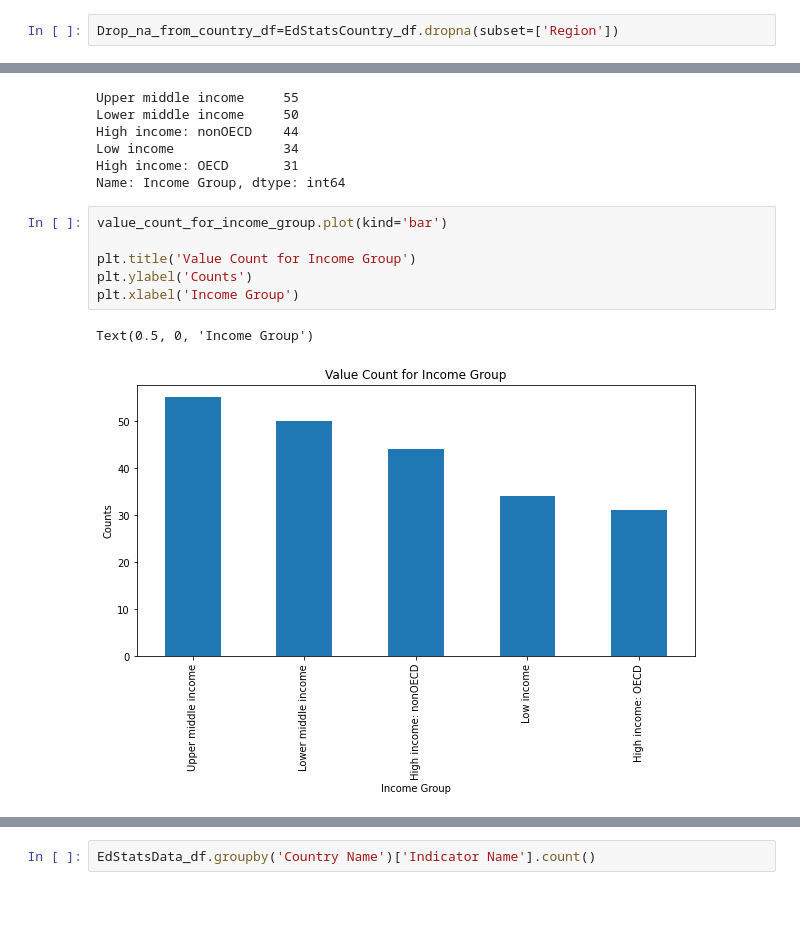
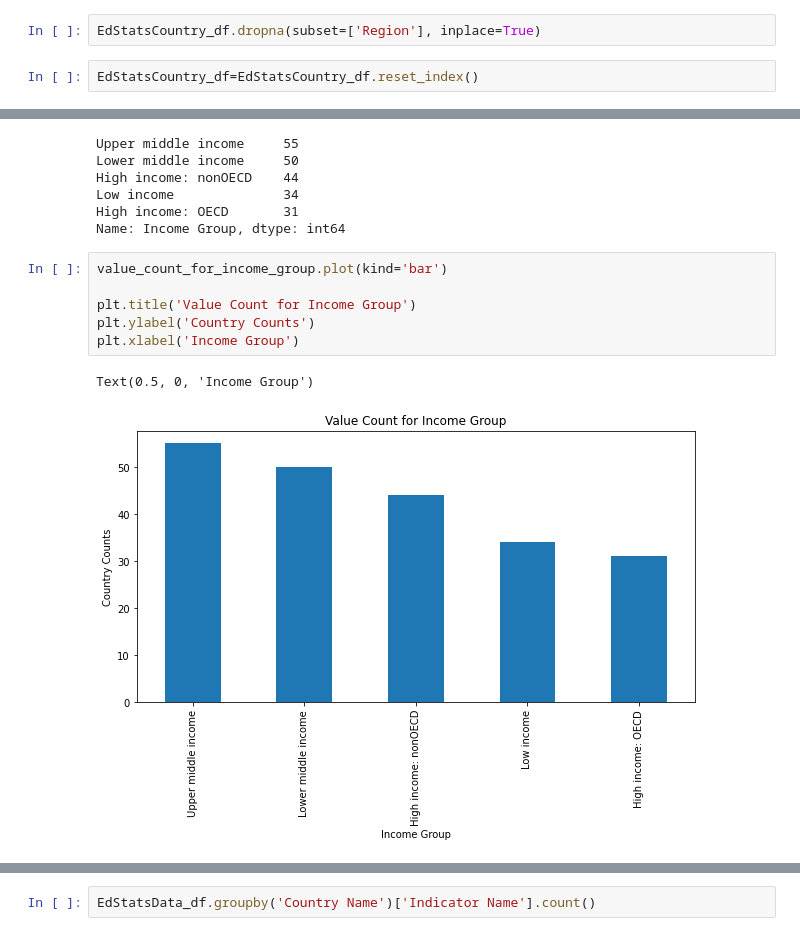
Before and after one commit to TheAIFellow/World_Bank_Education_Stats, a Jupyter notebook: Dilavar_Singh_Team_7_Capstone_Project.ipynb, the cells around one changed output, grey strips where cells are left out. Saved outputs shown, nothing was run; the diff lists cells and outputs as text; blank space fills up the shorter version.

```diff
--- a/Dilavar_Singh_Team_7_Capstone_Project.ipynb
+++ b/Dilavar_Singh_Team_7_Capstone_Project.ipynb
@@ -79,4 +130,6 @@ EdStatsCountry_df.head(1)
 |  | Country Code | Short Name | Table Name | Long Name | 2-alpha code | Currency Unit | Special Notes | Region | ... |
 | 0 | ABW | Aruba | Aruba | Aruba | AW | Aruban florin | SNA data for 2000-2011 are update... | Latin America & Caribbean | ... |
 # %%
-Drop_na_from_country_df=EdStatsCountry_df.dropna(subset=['Region'])
+EdStatsCountry_df.dropna(subset=['Region'], inplace=True)
+# %%
+EdStatsCountry_df=EdStatsCountry_df.reset_index()
@@ -118,9 +192,9 @@ Name: Income Group, dtype: int64
 # %%
 value_count_for_income_group.plot(kind='bar')
 
 plt.title('Value Count for Income Group')
-plt.ylabel('Counts')
+plt.ylabel('Country Counts')
 plt.xlabel('Income Group')
 # %% [output]
 Text(0.5, 0, 'Income Group')
-[figure, old version]
+[figure, new version]
```
Also changed, not shown: parts of 91 cells of this notebook.
